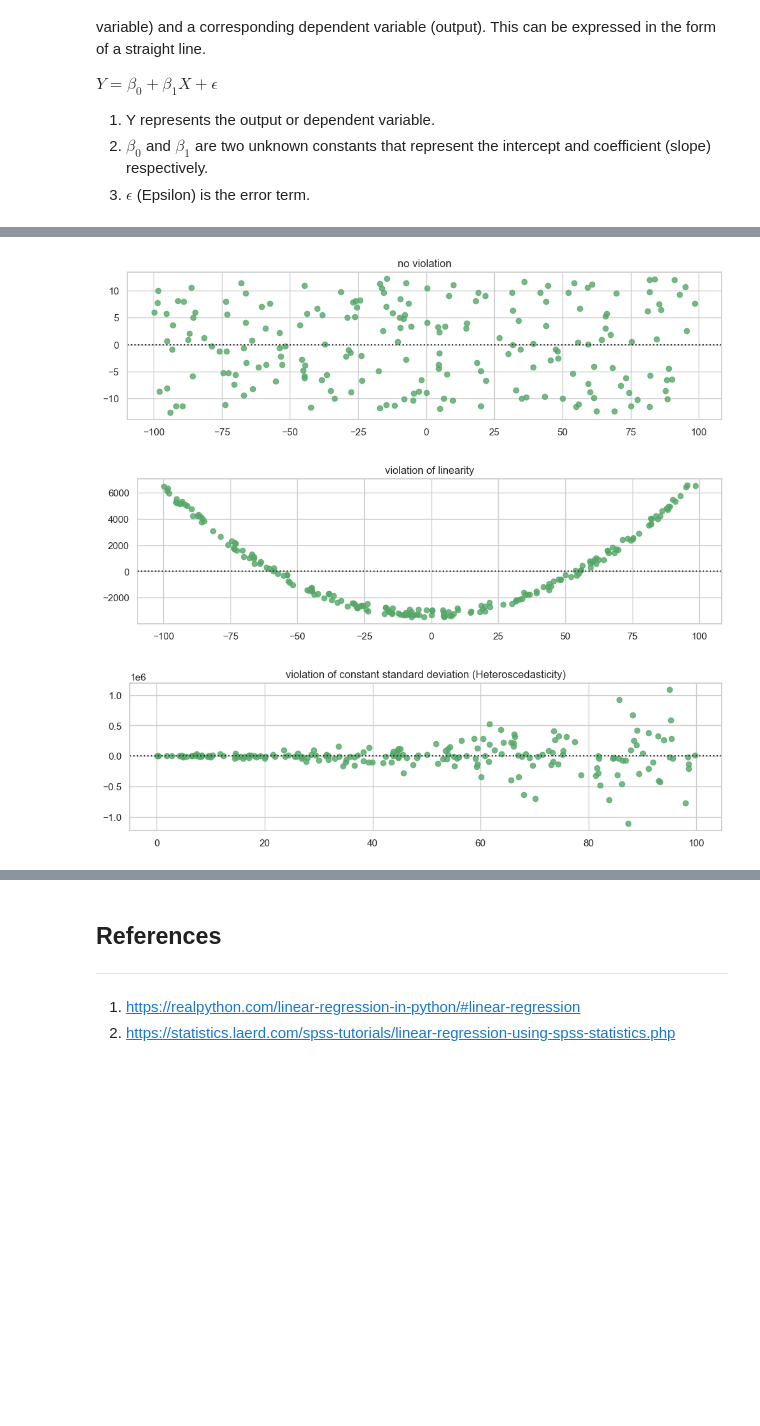
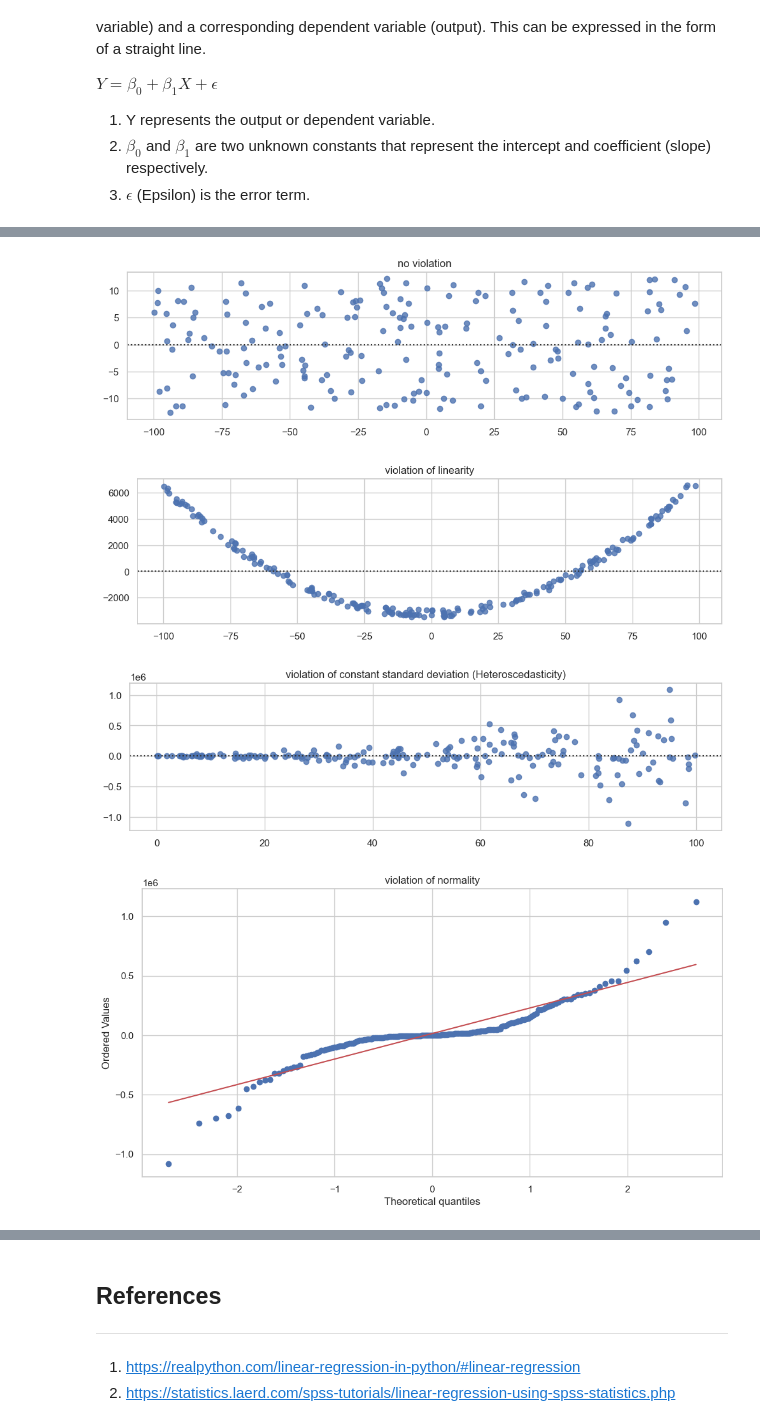
Before and after one commit to angelinka/machine_learning_assessment, a Jupyter notebook: regression.ipynb, the cells around one changed output, grey strips where cells are left out. Cells and saved outputs as stored; diff of their text form; code cells hidden in the pictures; blank space fills up the shorter version.

Commit message:
Added comments and qq plot

```diff
--- a/regression.ipynb
+++ b/regression.ipynb
@@ -45,40 +53,56 @@ If one or more of these assumptions are violated, then the results of our linear
 # %%
+# importing necessary modules
 import pandas as pd
 import numpy as np
 import seaborn as sns
 import matplotlib.pyplot as plt
+import scipy.stats as ss
 
 sns.set_theme(style="whitegrid")
 
+#selecting random seed
 rs = np.random.RandomState(7)
+# creating 200 uniformally distributed points for x in range (-100,100)
 n = 200
 x = rs.uniform(-100, 100, n)
-y_1 = 5 * x + rs.uniform(0, 25, n)
-y_2 = x ** 2 + rs.uniform(0, 25**2, n)
+# defining y1, y2, y3
+y1 = 5 * x + rs.uniform(0, 25, n)
+y2 = x ** 2 + rs.uniform(0, 25**2, n)
 
+# defining helper function to create epsilon(error variance)
 def h(x):
     return 100+.5*x**2
 # eps = abs(rs.normal(0, h(x), n))
 
 eps = np.arange(0, n)*h(x)
 
-y_3 = 4*abs(x) + rs.normal(25, eps, n)
+y3 = 4*abs(x) + rs.normal(25, eps, n)
 
+# plot 1, using y1
 fig1 = plt.figure(figsize=(12, 3))
-sns.residplot(x=x, y=y_1, color="g")
+sns.residplot(x=x, y=y1, color="b")
 plt.title("no violation")
 plt.show()
 
+# plot 2, using y2
 fig2 = plt.figure(figsize=(12, 3))
-sns.residplot(x=x, y=y_2, color="g")
+sns.residplot(x=x, y=y2, color="b")
 plt.title("violation of linearity")
 plt.show()
 
+# plot 3, using y3
 fig3 = plt.figure(figsize=(12, 3))
-sns.residplot(x=abs(x), y=y_3, color="g")
+sns.residplot(x=abs(x), y=y3, color="b")
 plt.title("violation of constant standard deviation (Heteroscedasticity)")
 plt.show()
+
+# plot 4, using y3
+fig4 = plt.figure(figsize=(12, 6))
+fig4=ss.probplot(x=y3, plot = plt)
+plt.title("violation of normality")
+plt.show()
 # %% [output]
-[figure, old version]
+[figure, new version]
-[figure, old version]
+[figure, new version]
-[figure, old version]
+[figure, new version]
+[figure, added]
```
Also changed, not shown: parts of 3 cells of this notebook.
